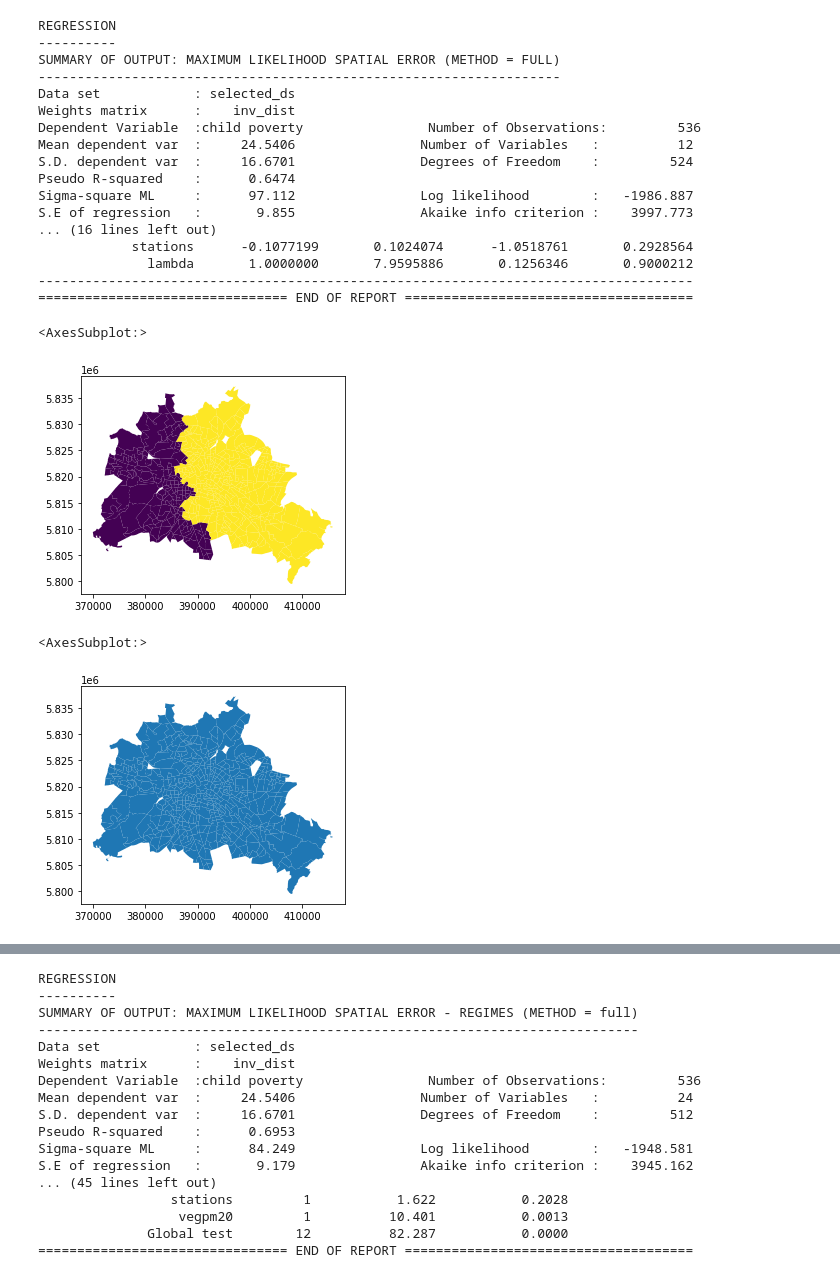
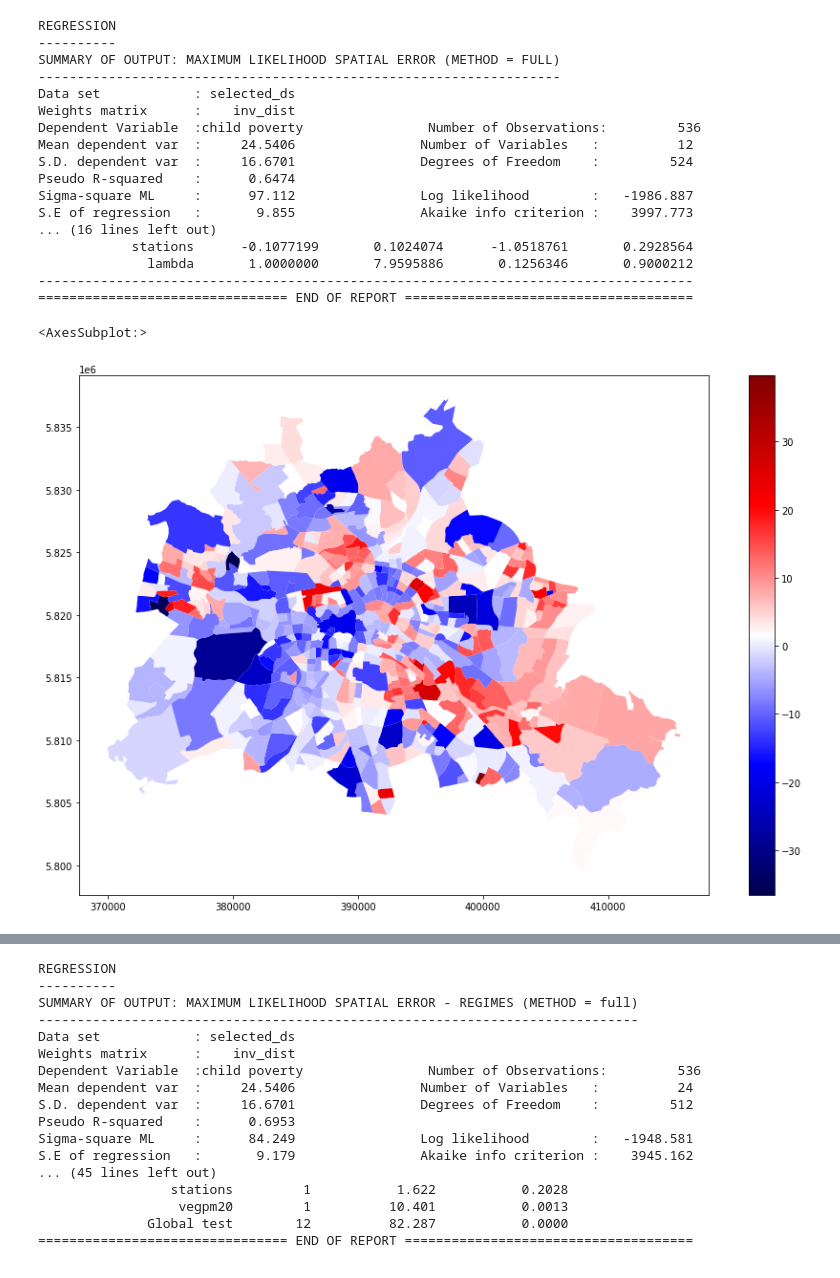
Before and after one commit to Safiaaaaa/YouthInTheCity, a Jupyter notebook: notebooks/safia-error-model.ipynb, the cells around one changed output, grey strips where cells are left out. Drawn from its saved outputs; the diff is of its cells as text; code cells hidden in the pictures.

```diff
--- a/notebooks/safia-error-model.ipynb
+++ b/notebooks/safia-error-model.ipynb
@@ -27,7 +27,7 @@ Index(['PLR_ID', 'culture', 'outdoor_fa', 'outdoor_le', 'mig_rate', 'ave_rent',
 columns = [
 'culture', 'outdoor_fa', 'outdoor_le', 'mig_rate', 'ave_rent',
        'social_hou', 'public_hou', 'vegpm20', 'Gymnasium', 'kita',
-       'stations'
+       'stations', 'mig_rate'
 ]
 #regimes = db.by_col("label")
 # %%
@@ -68,6 +68,15 @@ S.E of regression   :       9.855                Akaike info criterion :    3997
               lambda       1.0000000       7.9595886       0.1256346       0.9000212
 ------------------------------------------------------------------------------------
 ================================ END OF REPORT =====================================
+# %%
+# Adding a resituals column to sample dataframe
+df['residuals_mlerror'] = mlerror.u
+
+# plotting residuals - red = underestimation, blue = overestimation
+df.plot('residuals_mlerror', figsize=(15,10), cmap= 'seismic', legend=True)
+# %% [output]
+<AxesSubplot:>
+[figure, added]
 # %%
 west = gpd.read_file('../raw_data/more_maps/Ortsteile__Berlin_West_EPSG54030.shp')
 east = gpd.read_file('../raw_data/more_maps/Ortsteile__Berlin_Ost_EPSG54030.shp')
@@ -90,13 +99,3 @@ df_east = df.sjoin_nearest(
     by='PLR_ID')
 
 df = df.merge(df_east.reset_index()[['PLR_ID','east']], on='PLR_ID')
-# %%
-df.plot('east')
-# %% [output]
-<AxesSubplot:>
-[figure, removed]
-# %%
-df.plot()
-# %% [output]
-<AxesSubplot:>
-[figure, removed]
```
Also changed, not shown: parts of 2 cells of this notebook, 5 other files.
